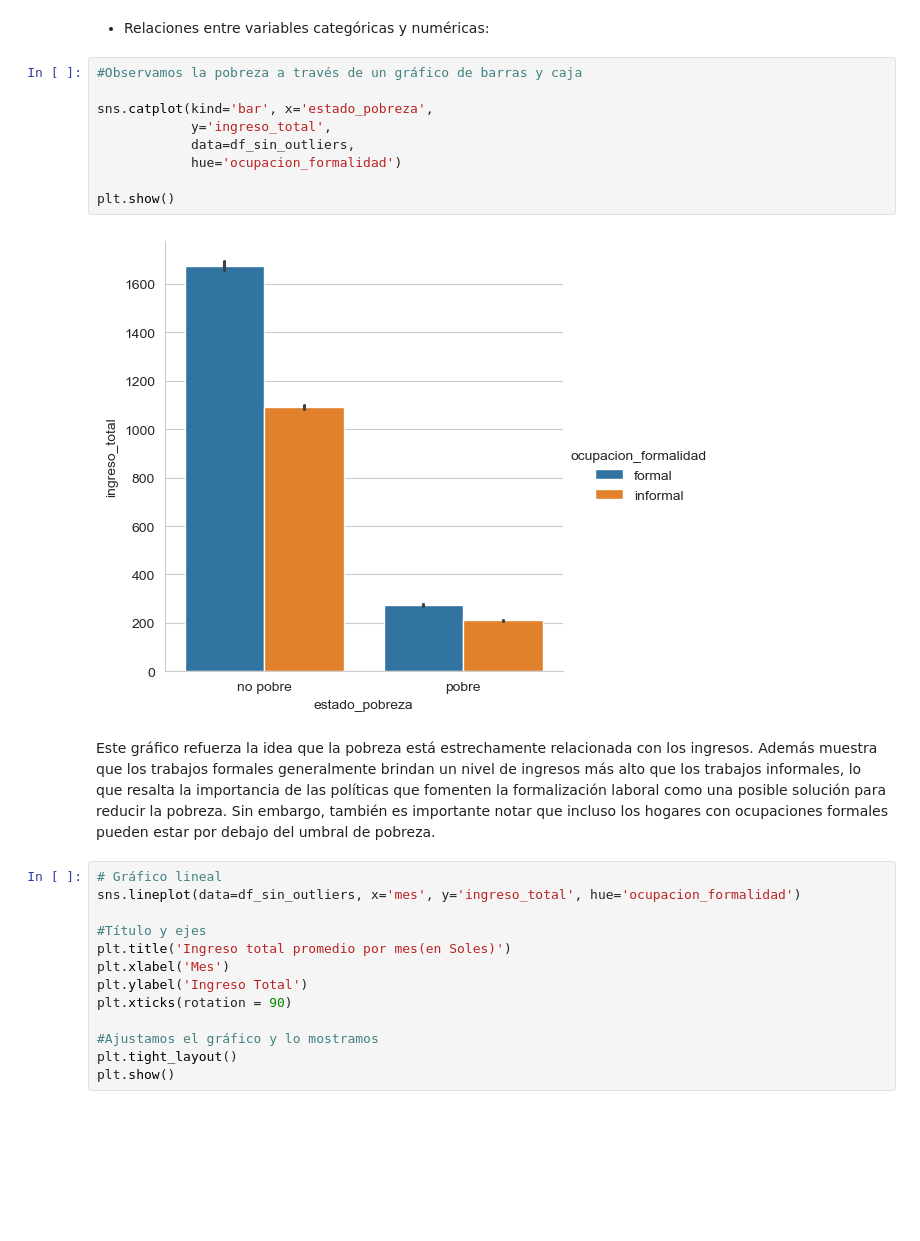
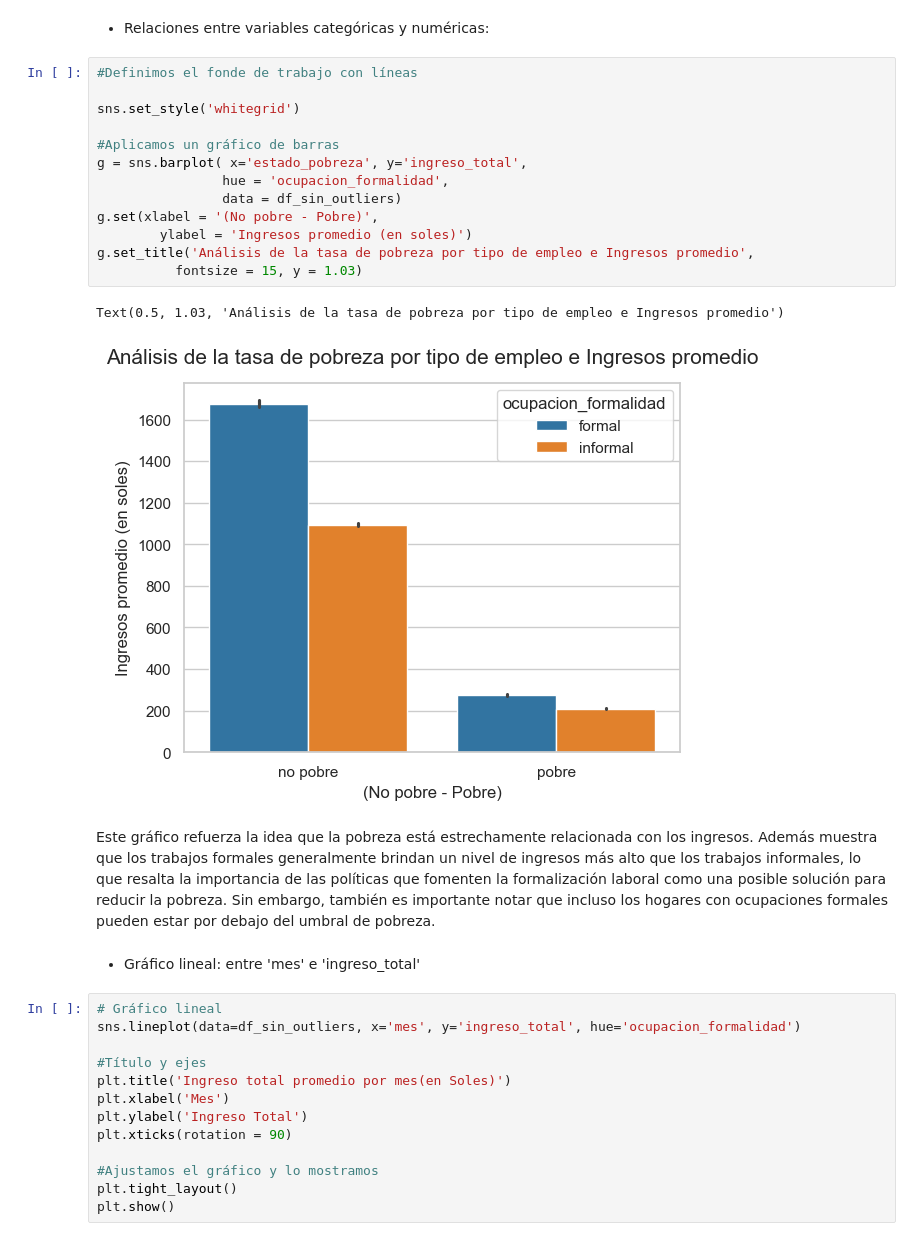
Before and after one commit to WLozanoH/prueba, a Jupyter notebook: ProyectoPobrezaPeru.ipynb, the cells around one changed output. Cells and saved outputs as stored; diff of their text form; blank space fills up the shorter version.

```diff
--- a/ProyectoPobrezaPeru.ipynb
+++ b/ProyectoPobrezaPeru.ipynb
@@ -819,19 +829,26 @@ plt.show() #Mostrar el gráfico
 La pobreza en la muestra está fuertemente influenciada por el nivel de ingreso, con una correlación negativa entre los ingresos y la pobreza. Además, la informalidad del trabajo también está relacionada con un nivel de ingresos más bajo, lo que, a su vez, aumenta la probabilidad de ser pobre. La ocupación formal, aunque presenta una correlación moderada con la pobreza, puede actuar como un factor protector frente a la pobreza, aunque no es suficiente por sí sola para erradicarla.
 # %% [markdown]
 * Relaciones entre variables categóricas y numéricas:
-# %%
-#Observamos la pobreza a través de un gráfico de barras y caja
-
-sns.catplot(kind='bar', x='estado_pobreza',
-            y='ingreso_total',
-            data=df_sin_outliers,
-            hue='ocupacion_formalidad')
-
-plt.show()
-# %% [output]
-[figure, removed]
+# %%
+#Definimos el fonde de trabajo con líneas
+
+sns.set_style('whitegrid')
+
+#Aplicamos un gráfico de barras
+g = sns.barplot( x='estado_pobreza', y='ingreso_total',
+                hue = 'ocupacion_formalidad',
+                data = df_sin_outliers)
+g.set(xlabel = '(No pobre - Pobre)',
+        ylabel = 'Ingresos promedio (en soles)')
+g.set_title('Análisis de la tasa de pobreza por tipo de empleo e Ingresos promedio',
+          fontsize = 15, y = 1.03)
+# %% [output]
+Text(0.5, 1.03, 'Análisis de la tasa de pobreza por tipo de empleo e Ingresos promedio')
+[figure, added]
 # %% [markdown]
 Este gráfico refuerza la idea que la pobreza está estrechamente relacionada con los ingresos. Además muestra que los trabajos formales generalmente brindan un nivel de ingresos más alto que los trabajos informales, lo que resalta la importancia de las políticas que fomenten la formalización laboral como una posible solución para reducir la pobreza. Sin embargo, también es importante notar que incluso los hogares con ocupaciones formales pueden estar por debajo del umbral de pobreza.
+# %% [markdown]
+* Gráfico lineal: entre 'mes' e 'ingreso_total'
 # %%
 # Gráfico lineal
 sns.lineplot(data=df_sin_outliers, x='mes', y='ingreso_total', hue='ocupacion_formalidad')
```
Also changed, not shown: parts of 19 cells of this notebook.
